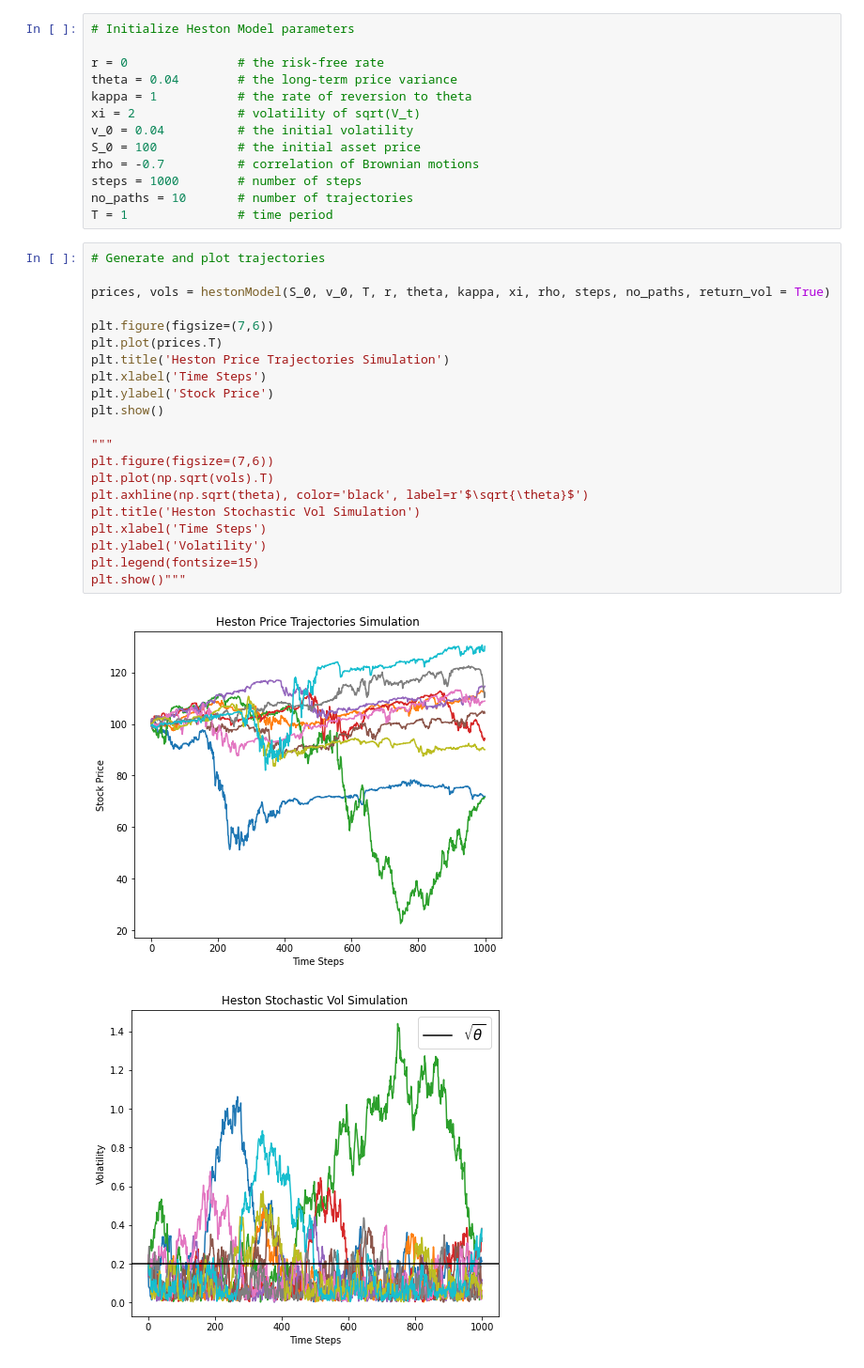
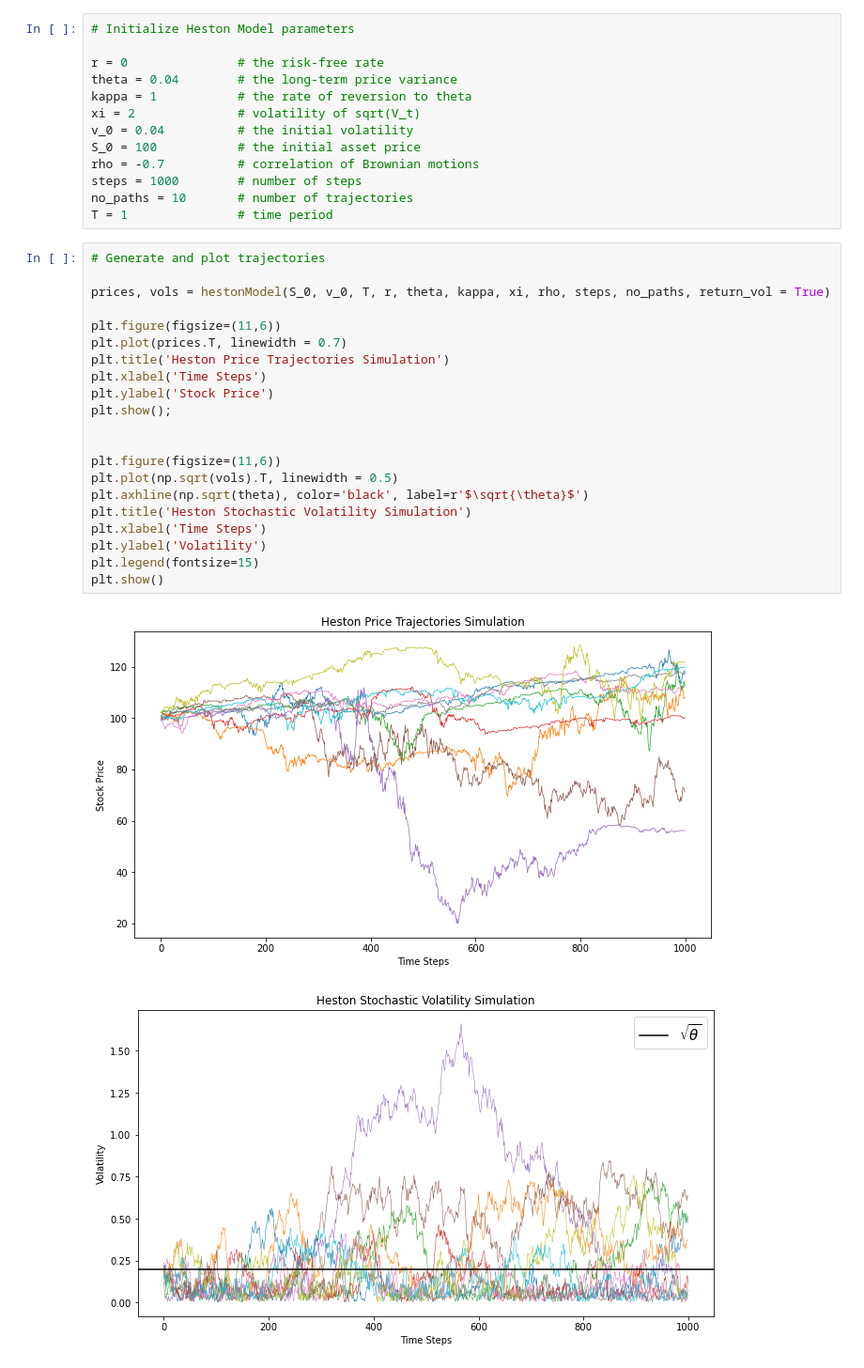
Before and after one commit to JurajZelman/heston-model, a Jupyter notebook: Heston-Model.ipynb, the cells around one changed output. Shown at 94% size. Saved outputs shown, nothing was run; the diff lists cells and outputs as text.

```diff
--- a/Heston-Model.ipynb
+++ b/Heston-Model.ipynb
@@ -50,24 +49,24 @@ T = 1               # time period
 # %%
 # Generate and plot trajectories
 
 prices, vols = hestonModel(S_0, v_0, T, r, theta, kappa, xi, rho, steps, no_paths, return_vol = True)
 
-plt.figure(figsize=(7,6))
-plt.plot(prices.T)
+plt.figure(figsize=(11,6))
+plt.plot(prices.T, linewidth = 0.7)
 plt.title('Heston Price Trajectories Simulation')
 plt.xlabel('Time Steps')
 plt.ylabel('Stock Price')
-plt.show()
+plt.show();
 
-"""
-plt.figure(figsize=(7,6))
-plt.plot(np.sqrt(vols).T)
+
+plt.figure(figsize=(11,6))
+plt.plot(np.sqrt(vols).T, linewidth = 0.5)
 plt.axhline(np.sqrt(theta), color='black', label=r'$\sqrt{\theta}$')
-plt.title('Heston Stochastic Vol Simulation')
+plt.title('Heston Stochastic Volatility Simulation')
 plt.xlabel('Time Steps')
 plt.ylabel('Volatility')
 plt.legend(fontsize=15)
-plt.show()"""
+plt.show()
 # %% [output]
-[figure, old version]
+[figure, new version]
-[figure, old version]
+[figure, new version]
```
Also changed, not shown: parts of 2 cells of this notebook.
